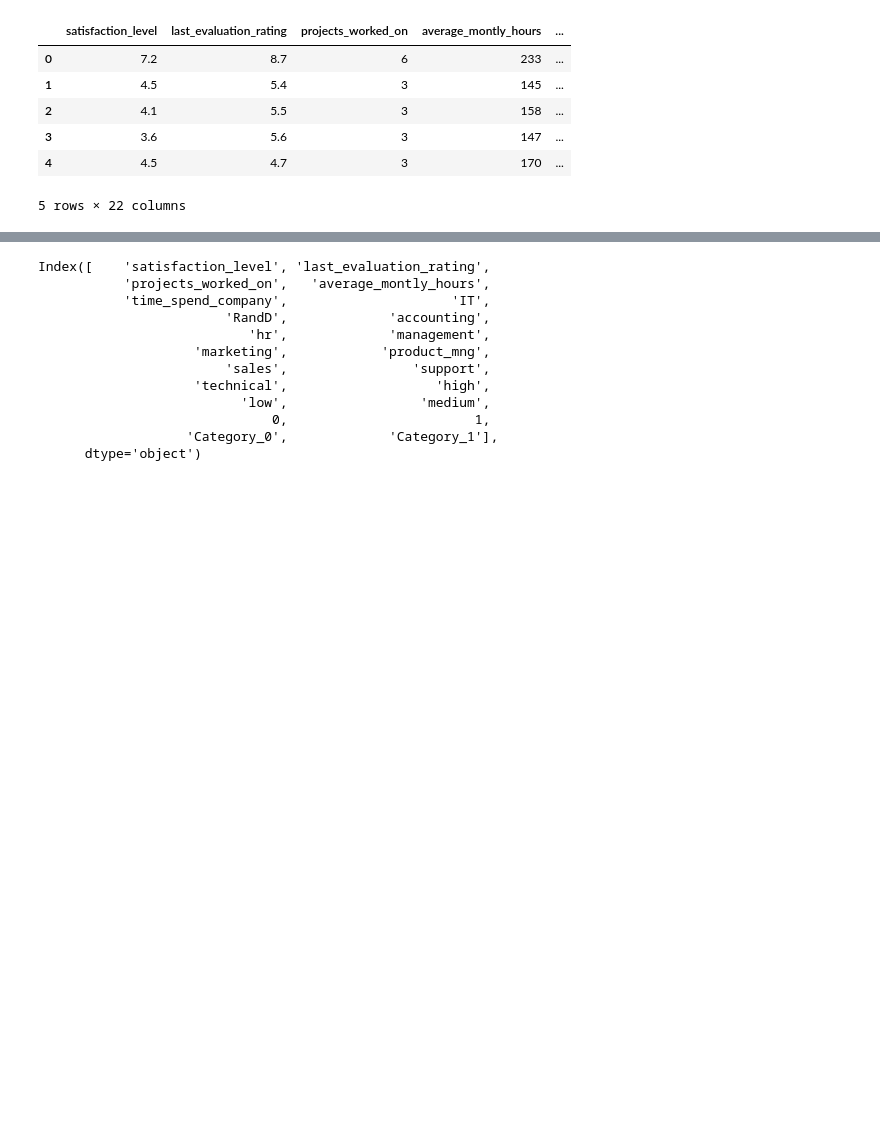
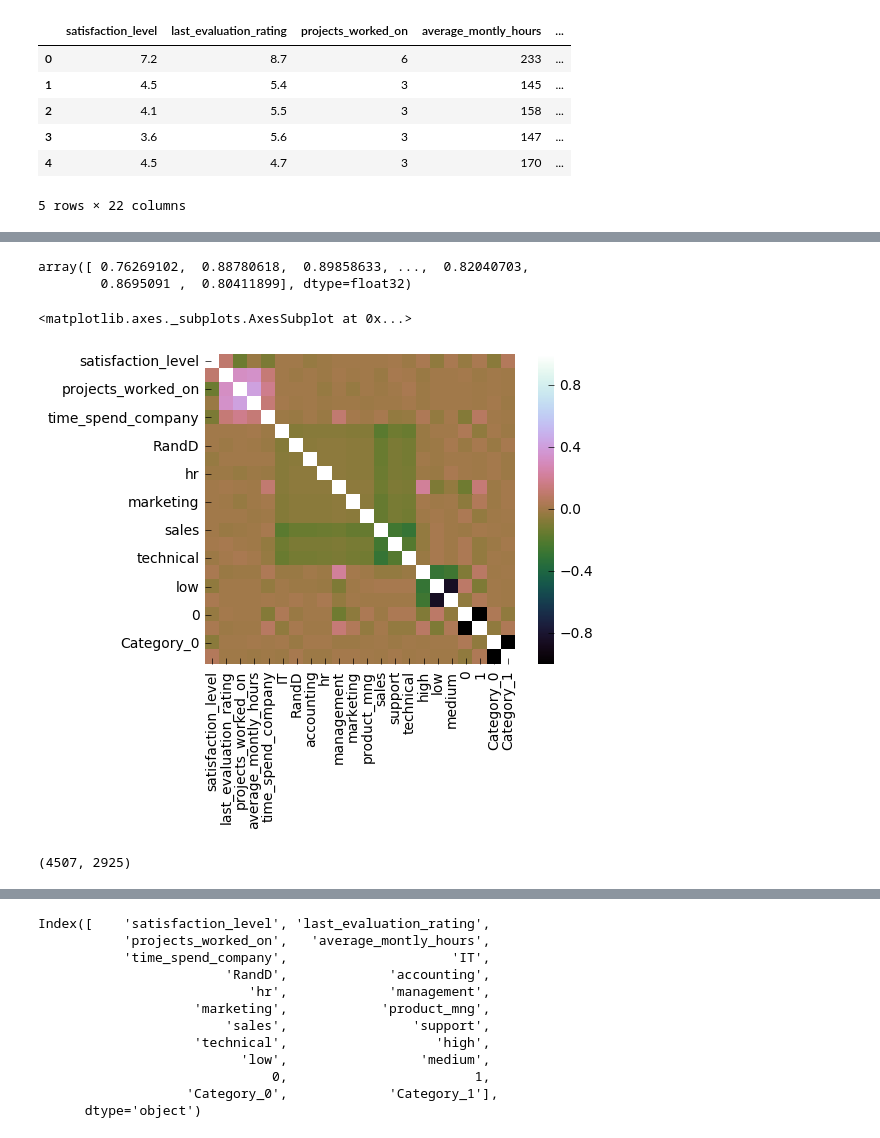
Before and after one commit to kishorkukreja/attrition-analysis, a Jupyter notebook: Attrition-notebook.ipynb, the cells around one changed output, grey strips where cells are left out. Drawn from its saved outputs; the diff is of its cells as text; code cells hidden in the pictures; blank space fills up the shorter version.

```diff
--- a/Attrition-notebook.ipynb
+++ b/Attrition-notebook.ipynb
@@ -267,0 +336,5 @@ X_test.head()
+# %%
+p_test
+# %% [output]
+array([ 0.76269102,  0.88780618,  0.89858633, ...,  0.82040703,
+        0.8695091 ,  0.80411899], dtype=float32)
@@ -267,0 +350,59 @@ X_test.head()
+# %%
+corr=X_train.corr()
+corr
+sns.heatmap(corr, vmax=1, square=True,cmap='cubehelix')
+# %% [output]
+<matplotlib.axes._subplots.AxesSubplot at 0x...>
+[figure, added]
+# %%
+from sklearn import preprocessing as pp
+
+def PolynomialFeatures_labeled(input_df,power):
+    '''Basically this is a cover for the sklearn preprocessing function.
+    The problem with that function is if you give it a labeled dataframe, it ouputs an unlabeled dataframe with potentially
+    a whole bunch of unlabeled columns.
+
+    Inputs:
+    input_df = Your labeled pandas dataframe (list of x's not raised to any power)
+    power = what order polynomial you want variables up to.
+    (use the same power as you want entered into pp.PolynomialFeatures(power) directly)
+
+    Ouput:
+    Output: This function relies on the powers_ matrix which is one of the preprocessing function's outputs to create logical labels and
+    outputs a labeled pandas dataframe
+    '''
+    poly = pp.PolynomialFeatures(power)
+    output_nparray = poly.fit_transform(input_df)
+    powers_nparray = poly.powers_
+
+    input_feature_names = list(input_df.columns)
+    input_feature_names=['satisfaction_level','last_evaluation_rating']
+    #,'projects_worked_on','time_spend_company'
+    target_feature_names = ["Constant Term"]
+    for feature_distillation in powers_nparray[1:]:
+        intermediary_label = ""
+        final_label = ""
+        for i in range(len(input_feature_names)):
+            if feature_distillation[i] == 0:
+                continue
+            else:
+                variable = input_feature_names[i]
+                power = feature_distillation[i]
+                intermediary_label = "%s^%d" % (variable,power)
+                if final_label == "":         #If the final label isn't yet specified
+                    final_label = intermediary_label
+                else:
+                    final_label = final_label + " x " + intermediary_label
+        target_feature_names.append(final_label)
+    output_df = pd.DataFrame(output_nparray, columns = target_feature_names)
+    return output_df
+
+train_output_df = PolynomialFeatures_labeled(df,3)
+train_output_df.head()
+test_output_df = PolynomialFeatures_labeled(df_test,3)
+test_output_df.head()
+
+#train_output_df.shape
+test_output_df.shape
+# %% [output]
+(4507, 2925)
```
Also changed, not shown: parts of 35 cells of this notebook.
